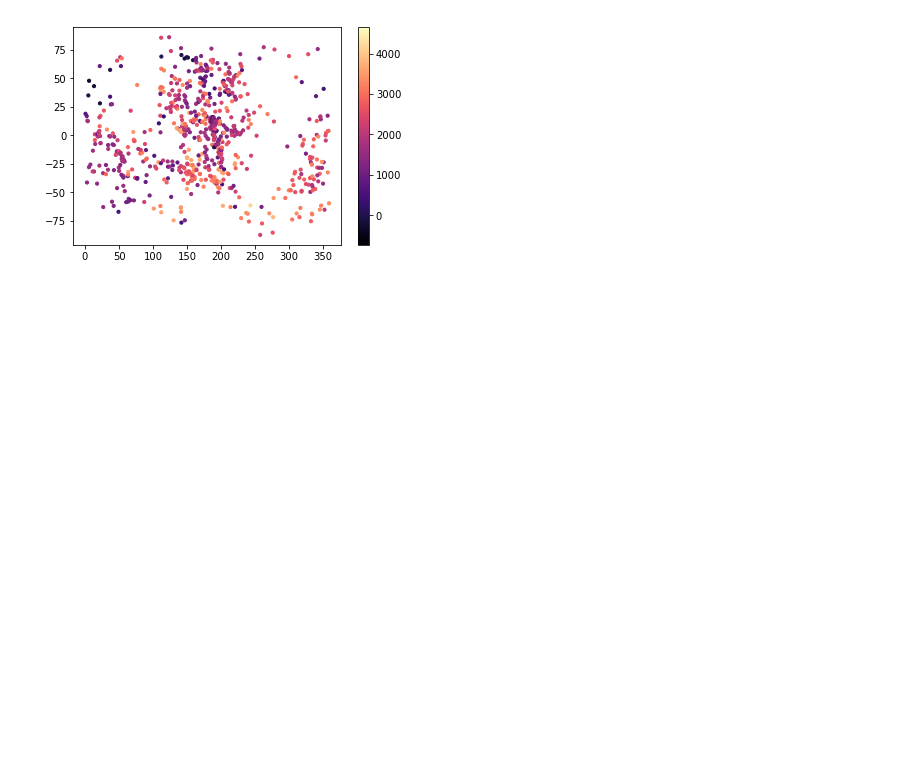
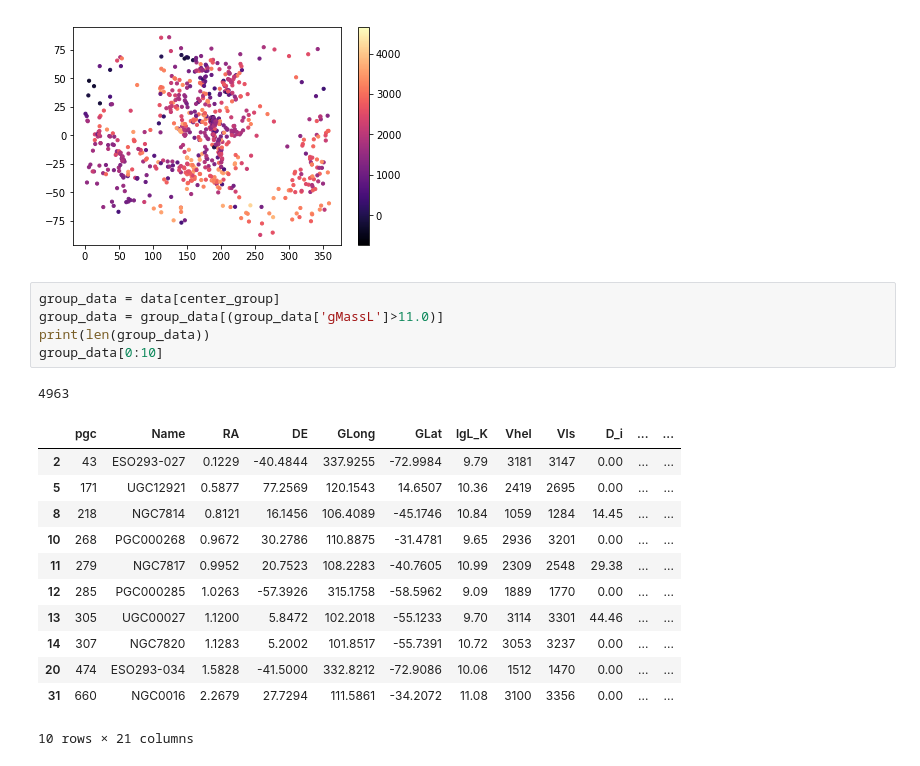
Before and after one commit to forero/GalaxyPairs, a Jupyter notebook: code/pairs_3500kms.ipynb, the cells around one changed output. Drawn from its saved outputs; the diff is of its cells as text; blank space fills up the shorter version.

```diff
--- a/code/pairs_3500kms.ipynb
+++ b/code/pairs_3500kms.ipynb
@@ -41,3 +42,22 @@ plt.colorbar()
 # %% [output]
 <matplotlib.colorbar.Colorbar at 0x...>
 [figure]
+# %%
+group_data = data[center_group]
+group_data = group_data[(group_data['gMassL']>11.0)]
+print(len(group_data))
+group_data[0:10]
+# %% [output]
+4963
+|  | pgc | Name | RA | DE | GLong | GLat | lgL_K | Vhel | Vls | D_i | ... | ... |
+| 2 | 43 | ESO293-027 | 0.1229 | -40.4844 | 337.9255 | -72.9984 | 9.79 | 3181 | 3147 | 0.00 | ... | ... |
+| 5 | 171 | UGC12921 | 0.5877 | 77.2569 | 120.1543 | 14.6507 | 10.36 | 2419 | 2695 | 0.00 | ... | ... |
+| 8 | 218 | NGC7814 | 0.8121 | 16.1456 | 106.4089 | -45.1746 | 10.84 | 1059 | 1284 | 14.45 | ... | ... |
+| 10 | 268 | PGC000268 | 0.9672 | 30.2786 | 110.8875 | -31.4781 | 9.65 | 2936 | 3201 | 0.00 | ... | ... |
+| 11 | 279 | NGC7817 | 0.9952 | 20.7523 | 108.2283 | -40.7605 | 10.99 | 2309 | 2548 | 29.38 | ... | ... |
+| 12 | 285 | PGC000285 | 1.0263 | -57.3926 | 315.1758 | -58.5962 | 9.09 | 1889 | 1770 | 0.00 | ... | ... |
+| 13 | 305 | UGC00027 | 1.1200 | 5.8472 | 102.2018 | -55.1233 | 9.70 | 3114 | 3301 | 44.46 | ... | ... |
+| 14 | 307 | NGC7820 | 1.1283 | 5.2002 | 101.8517 | -55.7391 | 10.72 | 3053 | 3237 | 0.00 | ... | ... |
+| 20 | 474 | ESO293-034 | 1.5828 | -41.5000 | 332.8212 | -72.9086 | 10.06 | 1512 | 1470 | 0.00 | ... | ... |
+| 31 | 660 | NGC0016 | 2.2679 | 27.7294 | 111.5861 | -34.2072 | 11.08 | 3100 | 3356 | 0.00 | ... | ... |
+10 rows × 21 columns
```
Also changed, not shown: parts of 5 cells of this notebook.
